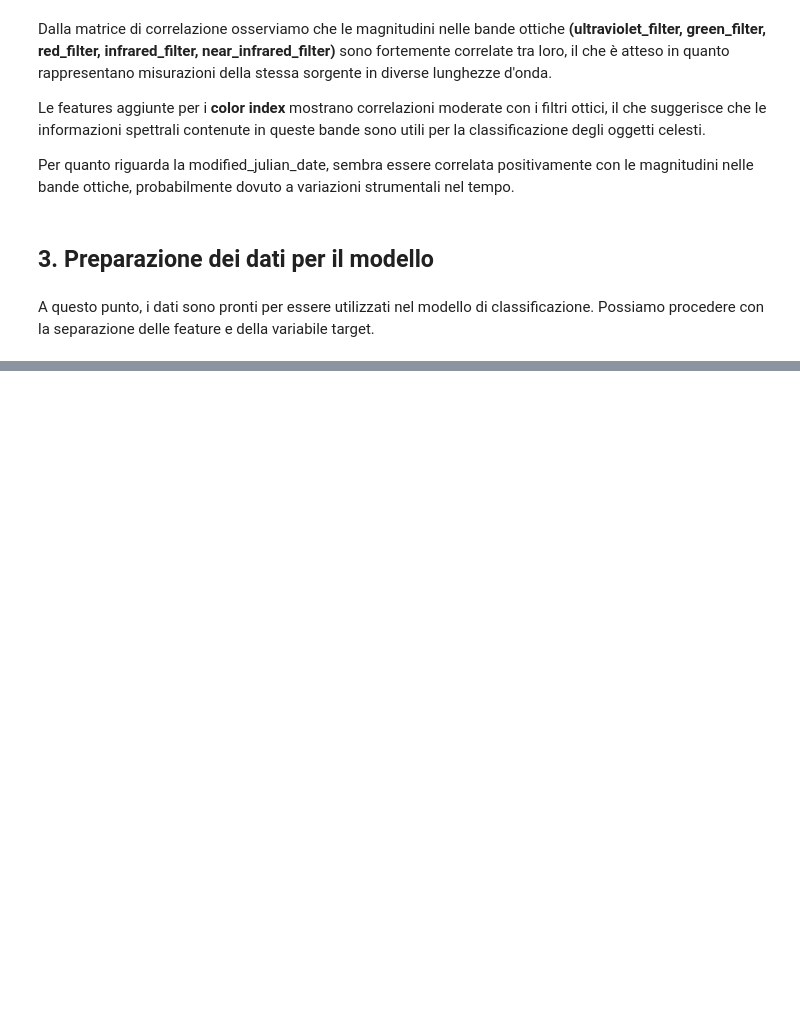
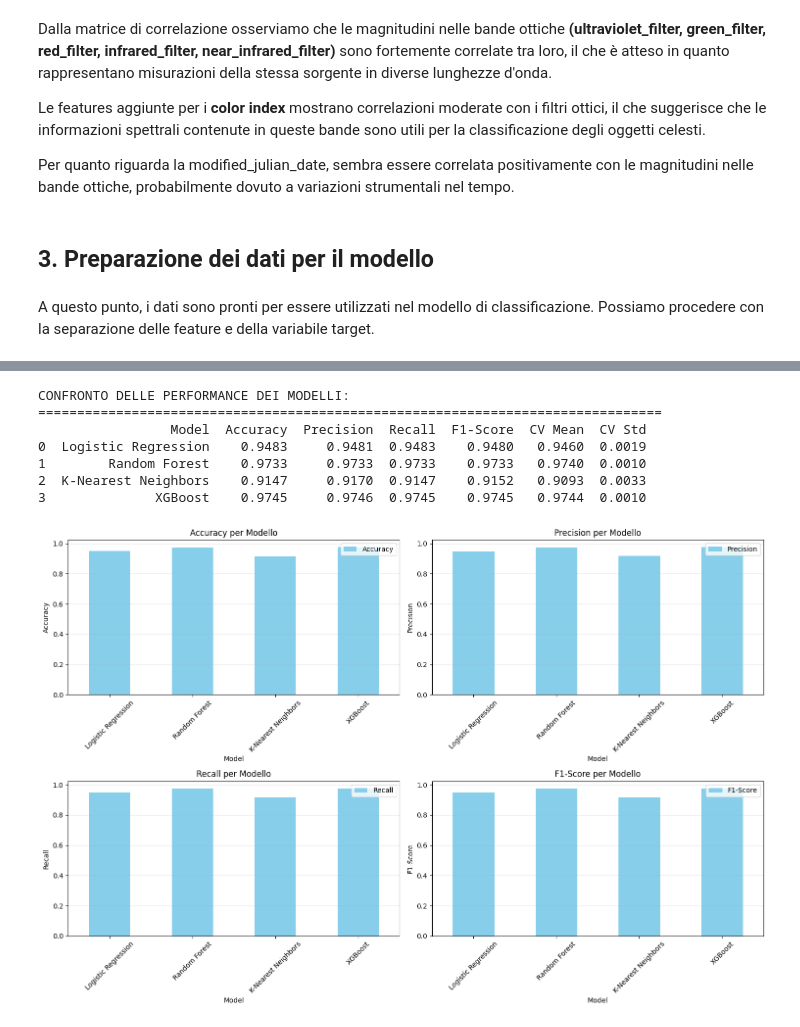
Before and after one commit to Dear-Luca/stellar-classification, a Jupyter notebook: classification.ipynb, the cells around one changed output, grey strips where cells are left out. Drawn from its saved outputs; the diff is of its cells as text; code cells hidden in the pictures; blank space fills up the shorter version.

```diff
--- a/classification.ipynb
+++ b/classification.ipynb
@@ -373,0 +626,39 @@ label_encoder = LabelEncoder()
+# %%
+# Confronto delle performance
+results_df = pd.DataFrame({
+    'Model': list(results.keys()),
+    'Accuracy': [results[model]['accuracy'] for model in results],
+    'Precision': [results[model]['precision'] for model in results],
+    'Recall': [results[model]['recall'] for model in results],
+    'F1-Score': [results[model]['f1'] for model in results],
+    'CV Mean': [results[model]['cv_mean'] for model in results],
+    'CV Std': [results[model]['cv_std'] for model in results]
+})
+
+print("CONFRONTO DELLE PERFORMANCE DEI MODELLI:")
+print("="*80)
+print(results_df.round(4))
+
+# Visualizzazione delle performance
+fig, axes = plt.subplots(2, 2, figsize=(15, 10))
+
+metrics = ['Accuracy', 'Precision', 'Recall', 'F1-Score']
+for i, metric in enumerate(metrics):
+    ax = axes[i//2, i%2]
+    results_df.plot(x='Model', y=metric, kind='bar', ax=ax, color='skyblue')
+    ax.set_title(f'{metric} per Modello')
+    ax.set_ylabel(metric)
+    ax.tick_params(axis='x', rotation=45)
+    ax.grid(axis='y', alpha=0.3)
+
+plt.tight_layout()
+plt.show()
+# %% [output]
+CONFRONTO DELLE PERFORMANCE DEI MODELLI:
+================================================================================
+                 Model  Accuracy  Precision  Recall  F1-Score  CV Mean  CV Std
+0  Logistic Regression    0.9483     0.9481  0.9483    0.9480   0.9460  0.0019
+1        Random Forest    0.9733     0.9733  0.9733    0.9733   0.9740  0.0010
+2  K-Nearest Neighbors    0.9147     0.9170  0.9147    0.9152   0.9093  0.0033
+3              XGBoost    0.9745     0.9746  0.9745    0.9745   0.9744  0.0010
+[figure, added]
```
Also changed, not shown: parts of 18 cells of this notebook.
